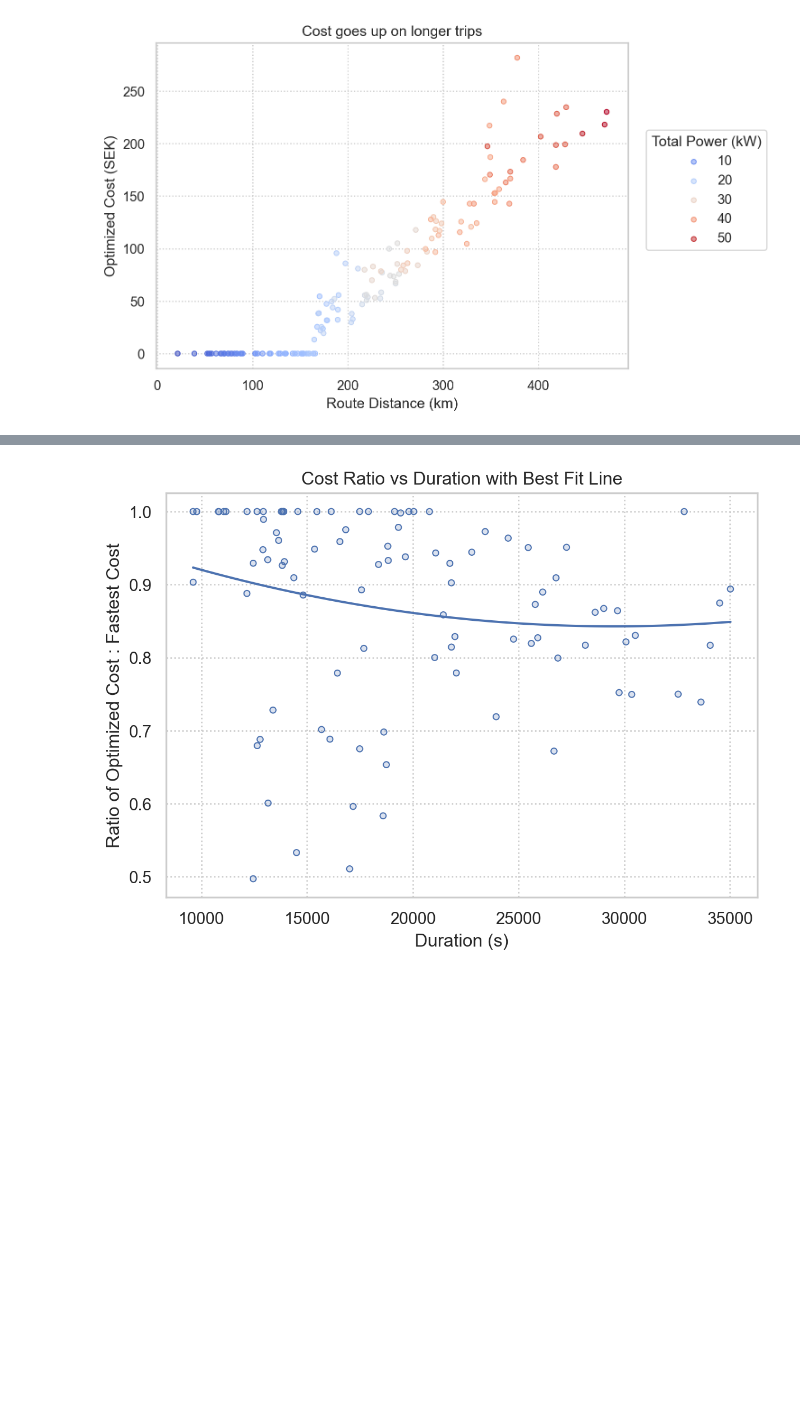
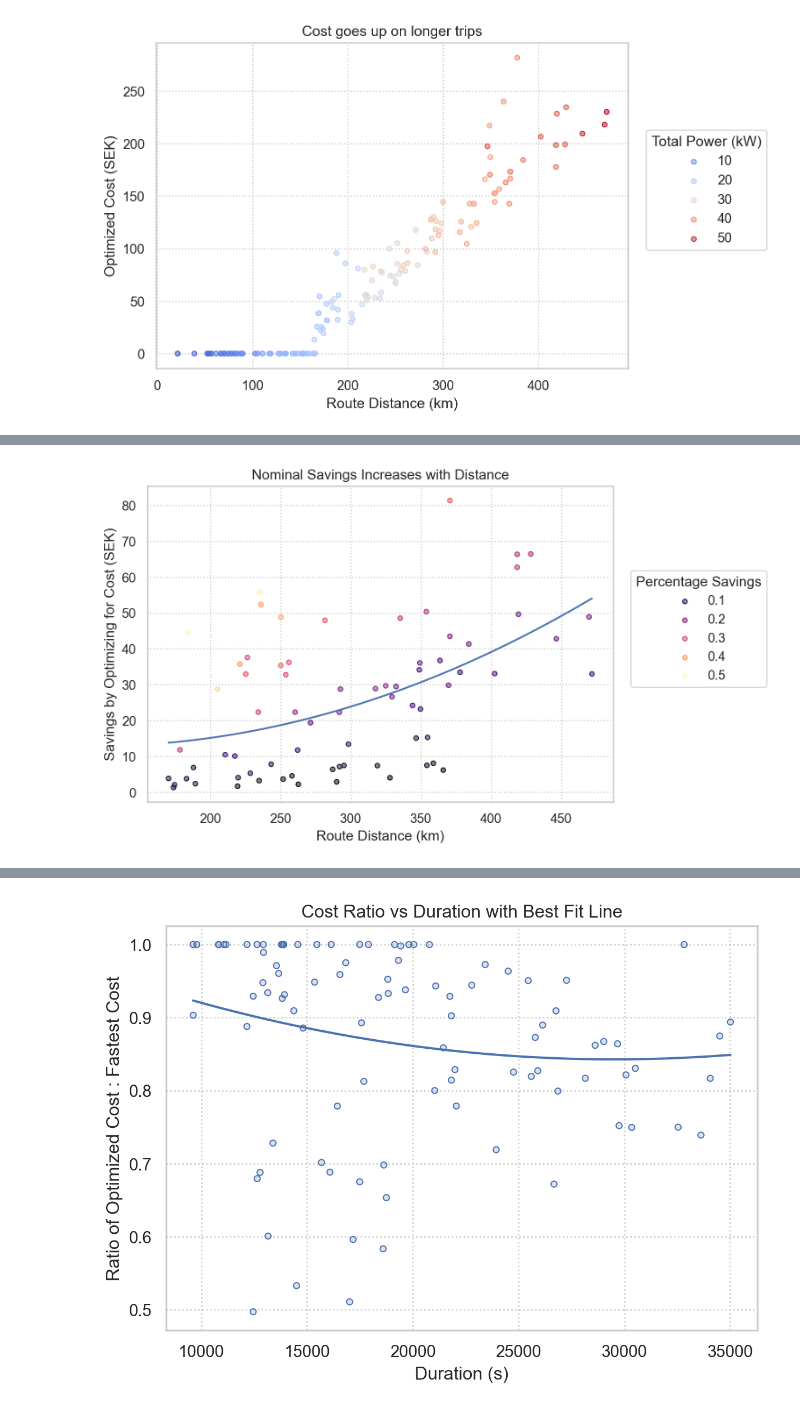
Before and after one commit to mattlehrer/ev-routing-experiment-analysis, a Jupyter notebook: figures.ipynb, the cells around one changed output, grey strips where cells are left out. Saved outputs shown, nothing was run; the diff lists cells and outputs as text; code cells hidden in the pictures; blank space fills up the shorter version.

```diff
--- a/figures.ipynb
+++ b/figures.ipynb
@@ -144,0 +172,3 @@ so.Plot(successful, x=successful['Route Distance']/1000, y=successful['optimized
+# %%
+positiveSavings = positiveCost.loc[positiveCost['Nominal Savings'] > 0.5]
+positiveSavings.describe()
@@ -144,0 +185,4 @@ so.Plot(successful, x=successful['Route Distance']/1000, y=successful['optimized
+# %%
+so.Plot(positiveSavings, x=positiveSavings['Route Distance']/1000, y=positiveSavings['Nominal Savings']).theme({**axes_style("whitegrid"), "grid.linestyle": ":"}).add(so.Dots(fillalpha=.5), color="Percentage Savings").add(so.Line(), so.PolyFit()).label(x="Route Distance (km)", y="Savings by Optimizing for Cost (SEK)", color="Percentage Savings", title="Nominal Savings Increases with Distance").scale(color="magma")
+# %% [output]
+[figure, added]
```
Also changed, not shown: parts of 14 cells of this notebook.
